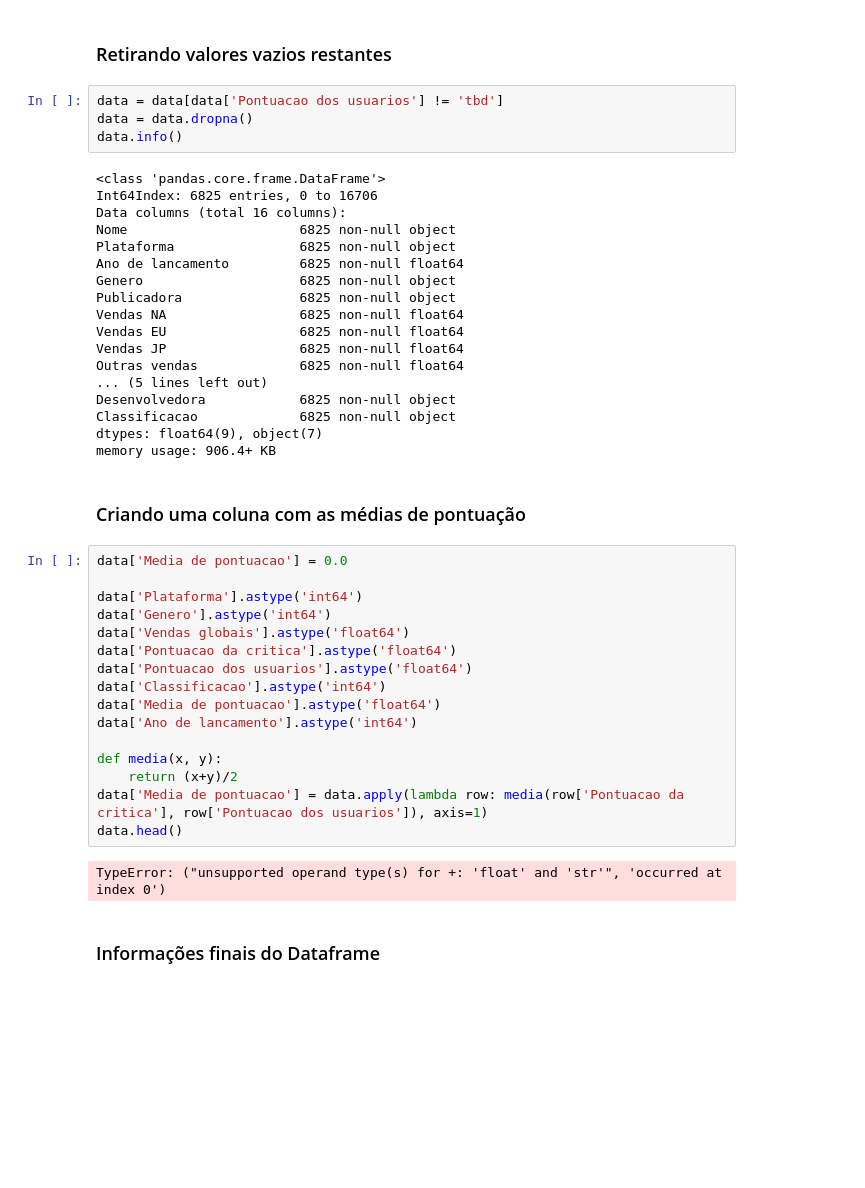
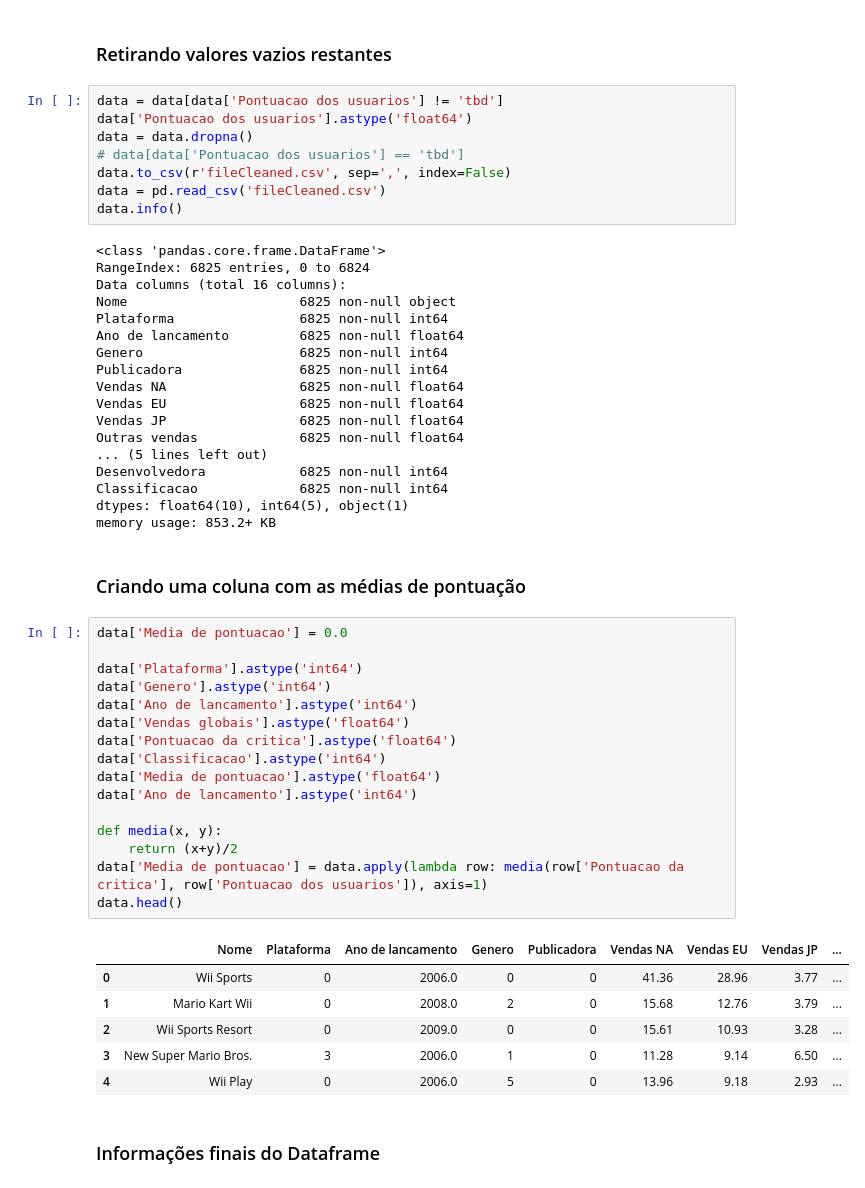
Before and after one commit to jacksonpereira/video-game-sales-with-ratings, a Jupyter notebook: Limpeza dos dados.ipynb, the cells around one changed output. Cells and saved outputs as stored; diff of their text form; blank space fills up the shorter version.

```diff
--- a/Limpeza dos dados.ipynb
+++ b/Limpeza dos dados.ipynb
@@ -167,46 +167,55 @@ See the caveats in the documentation: http://pandas.pydata.org/pandas-docs/stabl
 ### Retirando valores vazios restantes
 # %%
 data = data[data['Pontuacao dos usuarios'] != 'tbd']
+data['Pontuacao dos usuarios'].astype('float64')
 data = data.dropna()
+# data[data['Pontuacao dos usuarios'] == 'tbd']
+data.to_csv(r'fileCleaned.csv', sep=',', index=False)
+data = pd.read_csv('fileCleaned.csv')
 data.info()
 # %% [output]
 <class 'pandas.core.frame.DataFrame'>
-Int64Index: 6825 entries, 0 to 16706
+RangeIndex: 6825 entries, 0 to 6824
 Data columns (total 16 columns):
 Nome                      6825 non-null object
-Plataforma                6825 non-null object
+Plataforma                6825 non-null int64
 Ano de lancamento         6825 non-null float64
-Genero                    6825 non-null object
-Publicadora               6825 non-null object
+Genero                    6825 non-null int64
+Publicadora               6825 non-null int64
 Vendas NA                 6825 non-null float64
 Vendas EU                 6825 non-null float64
 Vendas JP                 6825 non-null float64
 Outras vendas             6825 non-null float64
 ... (5 lines left out)
-Desenvolvedora            6825 non-null object
-Classificacao             6825 non-null object
-dtypes: float64(9), object(7)
-memory usage: 906.4+ KB
+Desenvolvedora            6825 non-null int64
+Classificacao             6825 non-null int64
+dtypes: float64(10), int64(5), object(1)
+memory usage: 853.2+ KB
 # %% [markdown]
 ### Criando uma coluna com as médias de pontuação
 # %%
 data['Media de pontuacao'] = 0.0
 
 data['Plataforma'].astype('int64')
 data['Genero'].astype('int64')
+data['Ano de lancamento'].astype('int64')
 data['Vendas globais'].astype('float64')
 data['Pontuacao da critica'].astype('float64')
-data['Pontuacao dos usuarios'].astype('float64')
 data['Classificacao'].astype('int64')
 data['Media de pontuacao'].astype('float64')
 data['Ano de lancamento'].astype('int64')
 
 def media(x, y):
     return (x+y)/2
 data['Media de pontuacao'] = data.apply(lambda row: media(row['Pontuacao da critica'], row['Pontuacao dos usuarios']), axis=1)
 data.head()
 # %% [output]
-TypeError: ("unsupported operand type(s) for +: 'float' and 'str'", 'occurred at index 0')
+|  | Nome | Plataforma | Ano de lancamento | Genero | Publicadora | Vendas NA | Vendas EU | Vendas JP | ... |
+| 0 | Wii Sports | 0 | 2006.0 | 0 | 0 | 41.36 | 28.96 | 3.77 | ... |
+| 1 | Mario Kart Wii | 0 | 2008.0 | 2 | 0 | 15.68 | 12.76 | 3.79 | ... |
+| 2 | Wii Sports Resort | 0 | 2009.0 | 0 | 0 | 15.61 | 10.93 | 3.28 | ... |
+| 3 | New Super Mario Bros. | 3 | 2006.0 | 1 | 0 | 11.28 | 9.14 | 6.50 | ... |
+| 4 | Wii Play | 0 | 2006.0 | 5 | 0 | 13.96 | 9.18 | 2.93 | ... |
 # %% [markdown]
 ### Informações finais do Dataframe
 # %%
```
Also changed, not shown: parts of 12 cells of this notebook, 4 other files.
